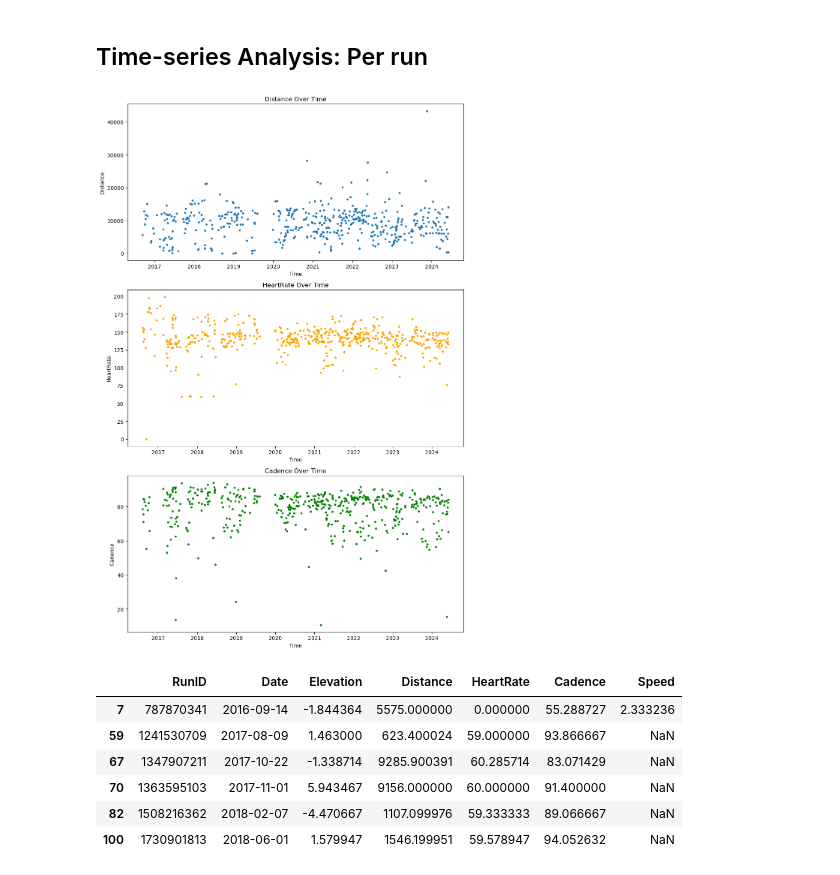
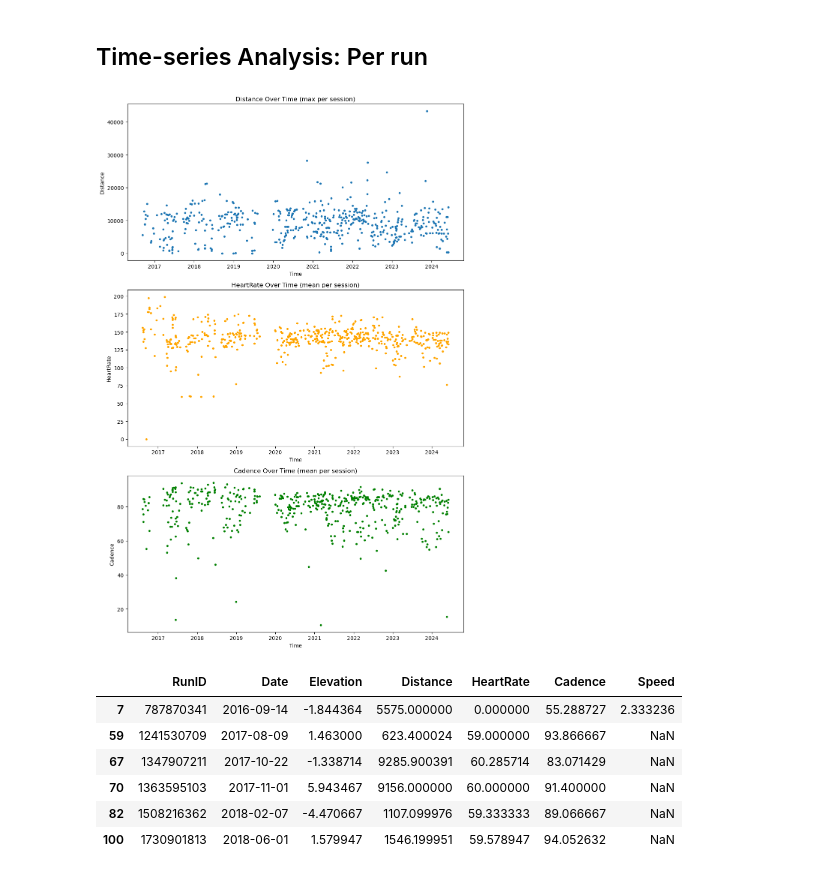
Before and after one commit to JJWRoeloffs/MLQS_group49, a Jupyter notebook: EDA.ipynb, the cells around one changed output. Saved outputs shown, nothing was run; the diff lists cells and outputs as text; code cells hidden in the pictures.

```diff
--- a/EDA.ipynb
+++ b/EDA.ipynb
@@ -233,28 +241,28 @@ plt.show()
 # %%
 fig, ax = plt.subplots(3, 1, figsize=(10, 15))
 
 # distance over time
 ax[0].plot(data_per_run['Date'], data_per_run['Distance'], '.', label = 'Distance')
-ax[0].set_title('Distance Over Time')
+ax[0].set_title('Distance Over Time (max per session)')
 ax[0].set_xlabel('Time')
 ax[0].set_ylabel('Distance')
 
 # heartRate over time
 ax[1].plot(data_per_run['Date'], data_per_run['HeartRate'], '.', label = 'HeartRate', color = 'orange')
-ax[1].set_title('HeartRate Over Time')
+ax[1].set_title('HeartRate Over Time (mean per session)')
 ax[1].set_xlabel('Time')
 ax[1].set_ylabel('HeartRate')
 
 # cadence over time
 ax[2].plot(data_per_run['Date'], data_per_run['Cadence'], '.', label = 'Cadence', color = 'green')
-ax[2].set_title('Cadence Over Time')
+ax[2].set_title('Cadence Over Time (mean per session)')
 ax[2].set_xlabel('Time')
 ax[2].set_ylabel('Cadence')
 
 plt.tight_layout()
 plt.show()
 # %% [output]
-[figure, old version]
+[figure, new version]
 # %%
 # examine average heartrate below 75
 data_per_run[data_per_run['HeartRate'] < 75]
```
Also changed, not shown: parts of 7 cells of this notebook.
